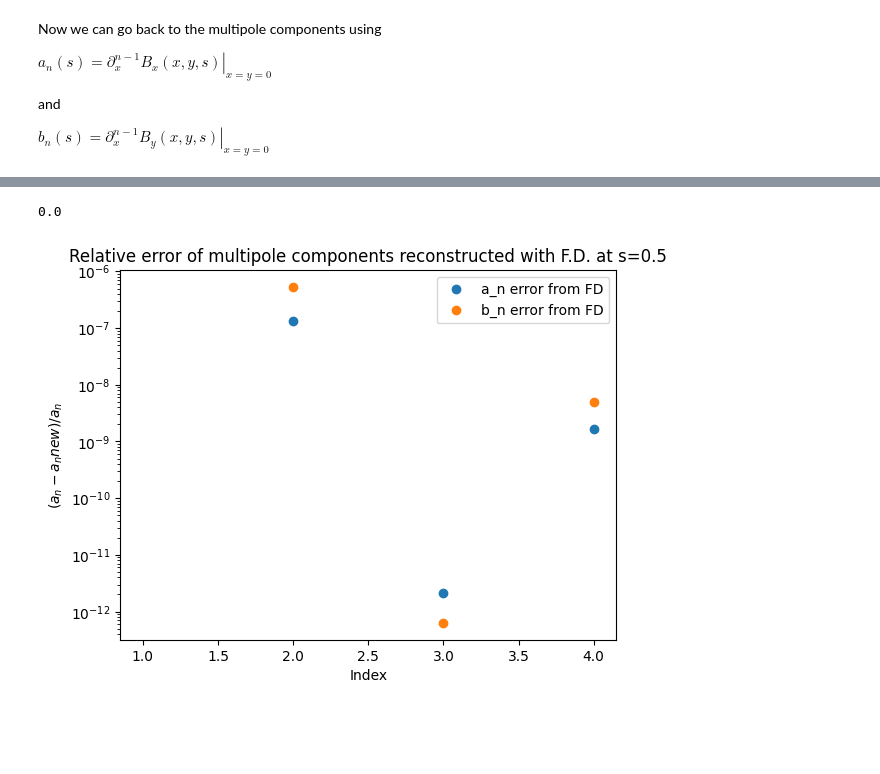
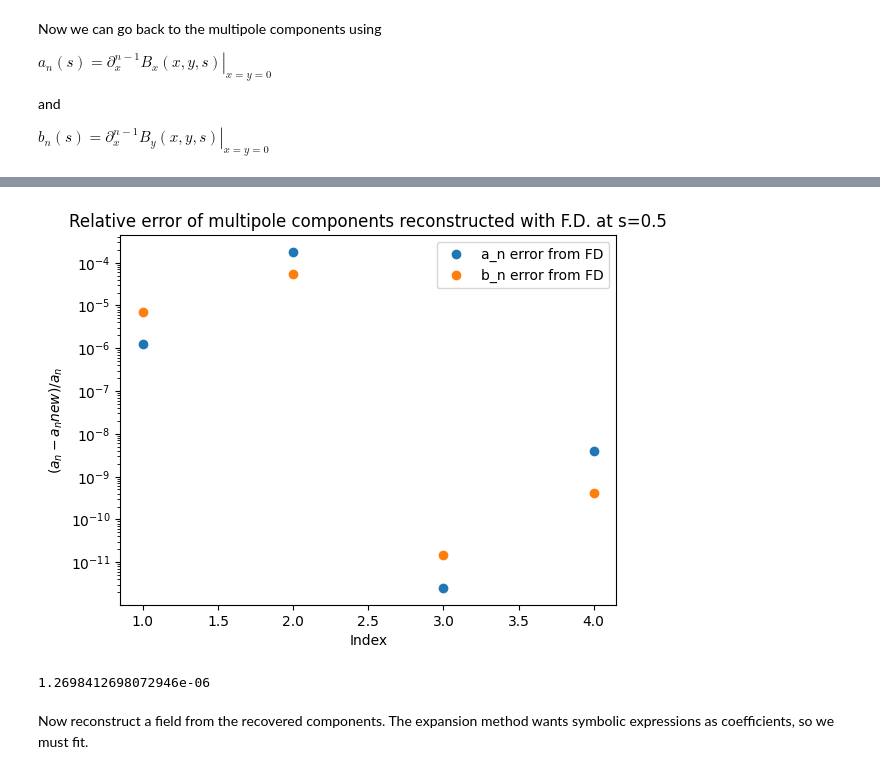
Before and after one commit to marcoliniF/bpmeth, a Jupyter notebook: preliminaryTrials/2.0_abphiBABab_FD.ipynb, the cells around one changed output, grey strips where cells are left out. Drawn from its saved outputs; the diff is of its cells as text; code cells hidden in the pictures; blank space fills up the shorter version.

Commit message:
added full FD implementation in test 1, added reconstructed fieldmaps for 2

```diff
--- a/preliminaryTrials/2.0_abphiBABab_FD.ipynb
+++ b/preliminaryTrials/2.0_abphiBABab_FD.ipynb
@@ -7,11 +8,13 @@ from sympy import lambdify
 from sympy.abc import x, y, s
 # %%
 #start from multipole coeefficients a_n(s)=a1,a2,... and b_n(s)
-a_coeffs = [1, 1, 0.02, 0.002]
-b_coeffs = [2,0.5,0.3, 0.004]
+a_coeffs = ["1.2-0.3*s", "1-s**2", 0.02, 0.002]
+b_coeffs = ["1-s**4","0.5-s**2",0.1, 0.1]
 #get scalar potential
 expansion=bpmeth.FieldExpansion(a=a_coeffs, b=b_coeffs)
 expansion.plot_components()
 plt.xlabel('s')
 plt.xlim((0,1))
+plt.ylim((-1,2))
+plt.show()
 # %% [output]
@@ -125,8 +130,8 @@ def derivativesFromField(x, B_i, max_order): #i= x or y, B_i is the 3d array of
 max_order = 4
 idx_zero = np.argmin(np.abs(xa))
 
-dBxvector=derivativesFromField(xa, Bx_ana, max_order)
-dByvector=derivativesFromField(xa, By_ana, max_order)
+dBxvector=derivativesFromField(xa, curl_Ax, max_order)
+dByvector=derivativesFromField(xa, curl_Ay, max_order)
 # %%
 a_nnew=np.zeros((len(a_coeffs),len(sa)))
 b_nnew=np.zeros((len(b_coeffs),len(sa)))
@@ -156,17 +160,21 @@ plt.show()
-# %%
-print(np.abs(a_coeffs[0]-a_nnew[0,int(len(sa)/2)])/a_coeffs[0])
-# %% [output]
-0.0
 # %%
 p=4#how many values to plot
-
-plt.plot(range(1,len(a_coeffs[:p])+1), np.abs(a_coeffs[:p]-a_nnew[:p,int(len(sa)/2)])/a_coeffs[:p], 'o', label='a_n error from FD')
-plt.plot(range(1,len(b_coeffs[:p])+1), np.abs(b_coeffs[:p]-b_nnew[:p,int(len(sa)/2)])/b_coeffs[:p], 'o', label='b_n error from FD')
+#evaluate the symbolic expressions of the original coefficients to compare them with the recovered ones
+b_ana = lambdify(s, b_coeffs, 'numpy')
+a_ana = lambdify(s, a_coeffs, 'numpy')
+plt.plot(range(1,len(a_coeffs[:p])+1), np.abs(a_ana(0.5)[:p]-a_nnew[:p,int(len(sa)/2)])/a_ana(0.5)[:p], 'o', label='a_n error from FD')
+plt.plot(range(1,len(b_coeffs[:p])+1), np.abs(b_ana(0.5)[:p]-b_nnew[:p,int(len(sa)/2)])/b_ana(0.5)[:p], 'o', label='b_n error from FD')
 plt.yscale('log')
 plt.xlabel('Index')
 plt.ylabel('$(a_n - a_nnew)/a_n$')
 plt.title('Relative error of multipole components reconstructed with F.D. at s=' + str(sa[int(len(sa)/2)]))
 plt.legend()
 plt.show()
 # %% [output]
-[figure, old version]
+[figure, new version]
+# %%
+print(np.abs(a_ana(0.5)[0]-a_nnew[0,int(len(sa)/2)])/a_ana(0.5)[0])
+# %% [output]
+1.2698412698072946e-06
+# %% [markdown]
+Now reconstruct a field from the recovered components. The expansion method wants symbolic expressions as coefficients, so we must fit.
```
Also changed, not shown: parts of 14 cells of this notebook, 5 other files.
